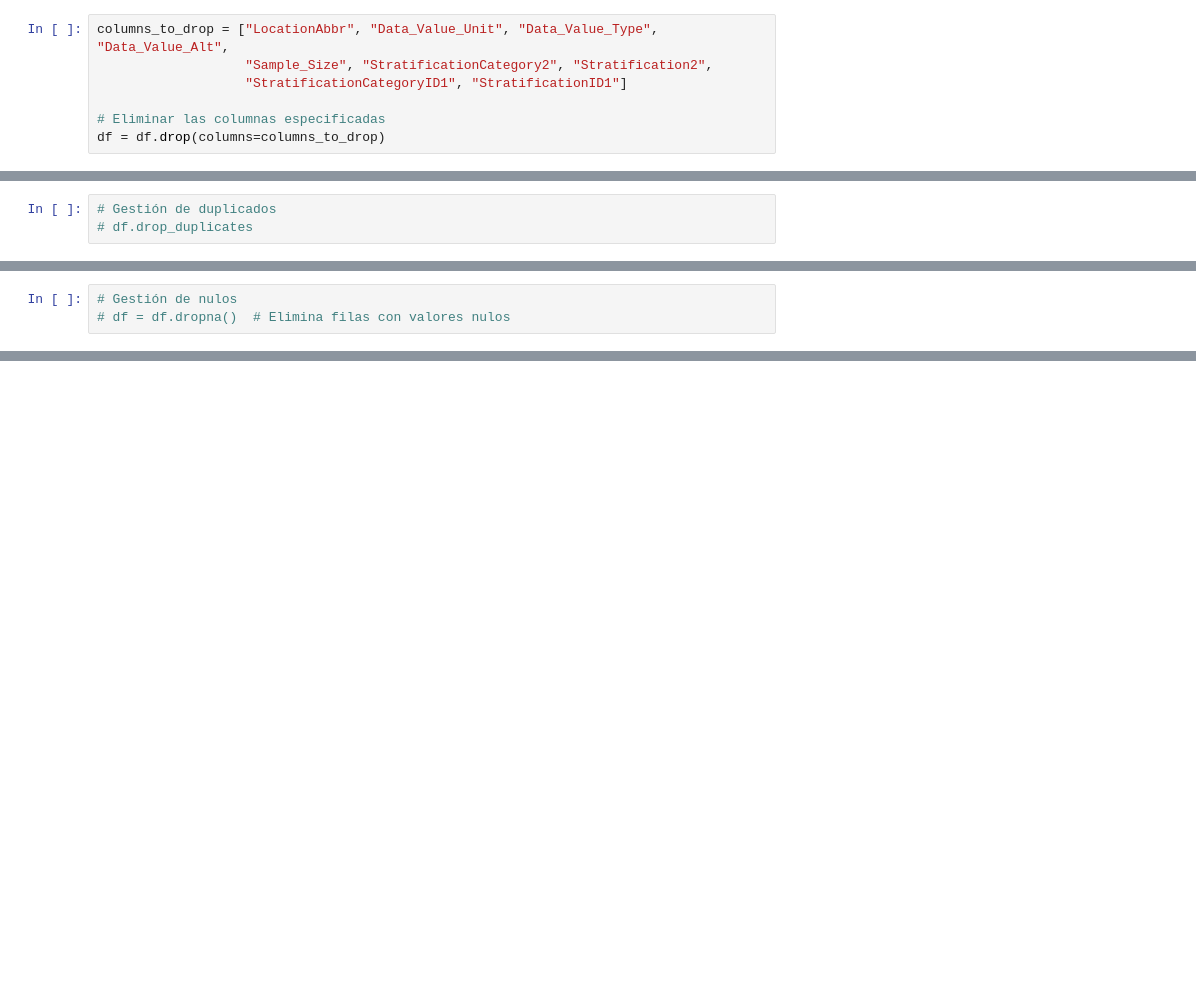
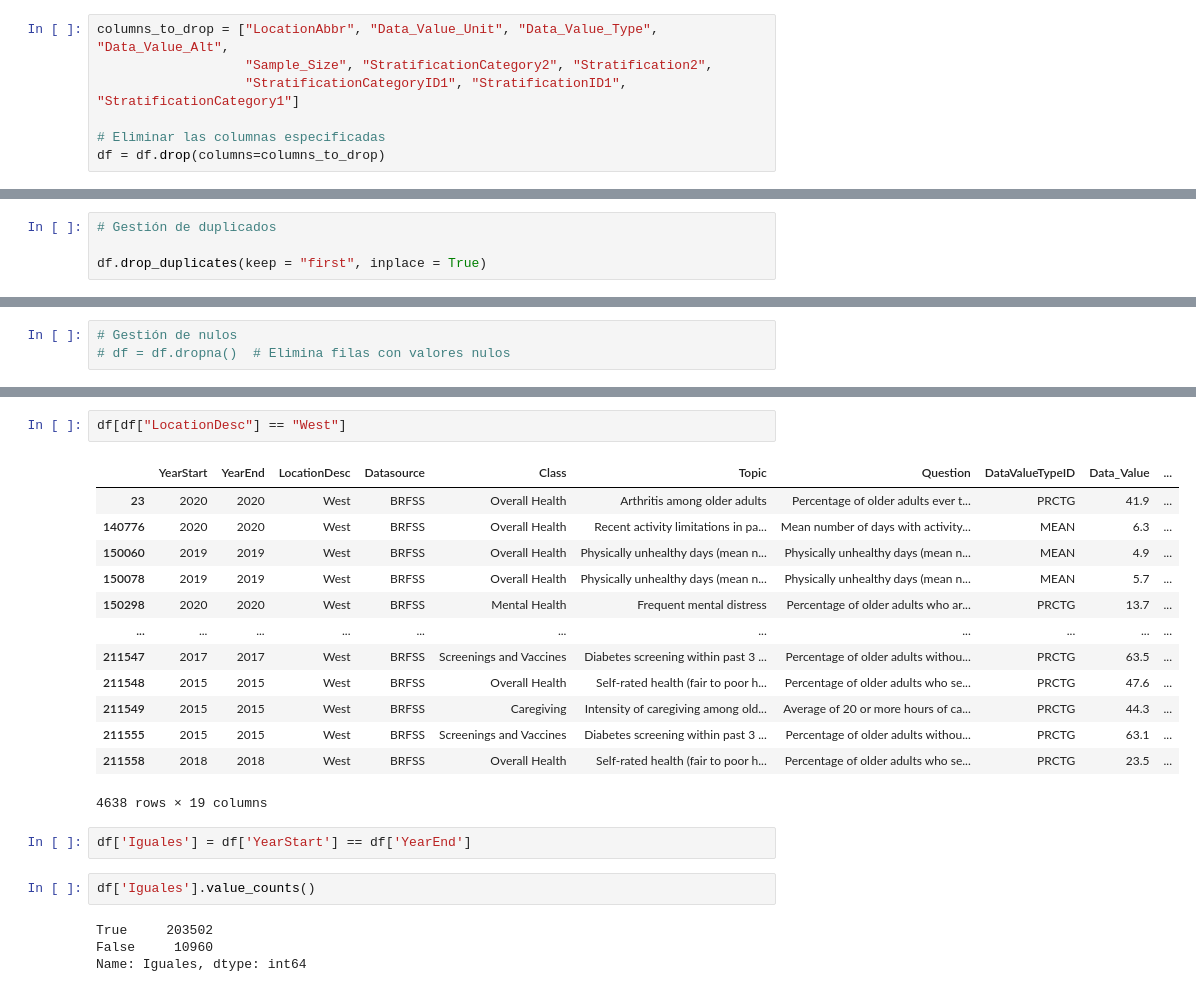
Before and after one commit to saira2911/promoG-modulo4-sprint2-pairprogramming-BEATRIZ_NEREA_SAIRA, a Jupyter notebook: Limpieza copy.ipynb, the cells around one changed output, grey strips where cells are left out. Cells and saved outputs as stored; diff of their text form; blank space fills up the shorter version.

```diff
--- a/Limpieza copy.ipynb
+++ b/Limpieza copy.ipynb
@@ -134,7 +133,7 @@ La suma de datos nulos 0
 # %%
 columns_to_drop = ["LocationAbbr", "Data_Value_Unit", "Data_Value_Type", "Data_Value_Alt",
                    "Sample_Size", "StratificationCategory2", "Stratification2",
-                   "StratificationCategoryID1", "StratificationID1"]
+                   "StratificationCategoryID1", "StratificationID1", "StratificationCategory1"]
 
 # Eliminar las columnas especificadas
 df = df.drop(columns=columns_to_drop)
@@ -149,4 +148,5 @@ Index(['YearEnd', 'LocationDesc', 'Datasource', 'Class', 'Topic', 'Question',
       dtype='object')
 # %%
 # Gestión de duplicados
-# df.drop_duplicates
+
+df.drop_duplicates(keep = "first", inplace = True)
@@ -169,0 +192,24 @@ Index(['YearEnd', 'LocationDesc', 'Datasource', 'Class', 'Topic', 'Question',
+# %%
+df[df["LocationDesc"] == "West"]
+# %% [output]
+|  | YearStart | YearEnd | LocationDesc | Datasource | Class | Topic | Question | DataValueTypeID | Data_Value | ... |
+| 23 | 2020 | 2020 | West | BRFSS | Overall Health | Arthritis among older adults | Percentage of older adults ever t... | PRCTG | 41.9 | ... |
+| 140776 | 2020 | 2020 | West | BRFSS | Overall Health | Recent activity limitations in pa... | Mean number of days with activity... | MEAN | 6.3 | ... |
+| 150060 | 2019 | 2019 | West | BRFSS | Overall Health | Physically unhealthy days (mean n... | Physically unhealthy days (mean n... | MEAN | 4.9 | ... |
+| 150078 | 2019 | 2019 | West | BRFSS | Overall Health | Physically unhealthy days (mean n... | Physically unhealthy days (mean n... | MEAN | 5.7 | ... |
+| 150298 | 2020 | 2020 | West | BRFSS | Mental Health | Frequent mental distress | Percentage of older adults who ar... | PRCTG | 13.7 | ... |
+| ... | ... | ... | ... | ... | ... | ... | ... | ... | ... | ... |
+| 211547 | 2017 | 2017 | West | BRFSS | Screenings and Vaccines | Diabetes screening within past 3 ... | Percentage of older adults withou... | PRCTG | 63.5 | ... |
+| 211548 | 2015 | 2015 | West | BRFSS | Overall Health | Self-rated health (fair to poor h... | Percentage of older adults who se... | PRCTG | 47.6 | ... |
+| 211549 | 2015 | 2015 | West | BRFSS | Caregiving | Intensity of caregiving among old... | Average of 20 or more hours of ca... | PRCTG | 44.3 | ... |
+| 211555 | 2015 | 2015 | West | BRFSS | Screenings and Vaccines | Diabetes screening within past 3 ... | Percentage of older adults withou... | PRCTG | 63.1 | ... |
+| 211558 | 2018 | 2018 | West | BRFSS | Overall Health | Self-rated health (fair to poor h... | Percentage of older adults who se... | PRCTG | 23.5 | ... |
+4638 rows × 19 columns
+# %%
+df['Iguales'] = df['YearStart'] == df['YearEnd']
+# %%
+df['Iguales'].value_counts()
+# %% [output]
+True     203502
+False     10960
+Name: Iguales, dtype: int64
```
Also changed, not shown: parts of 15 cells of this notebook.
